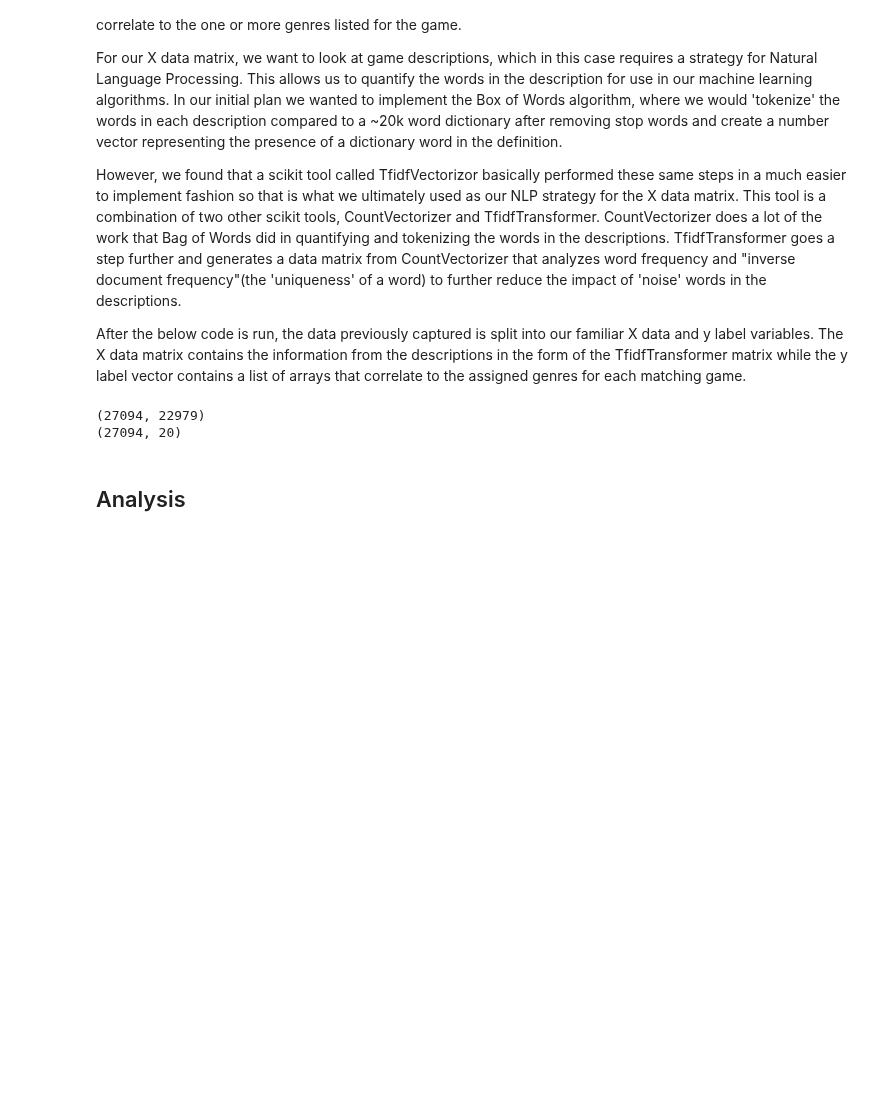
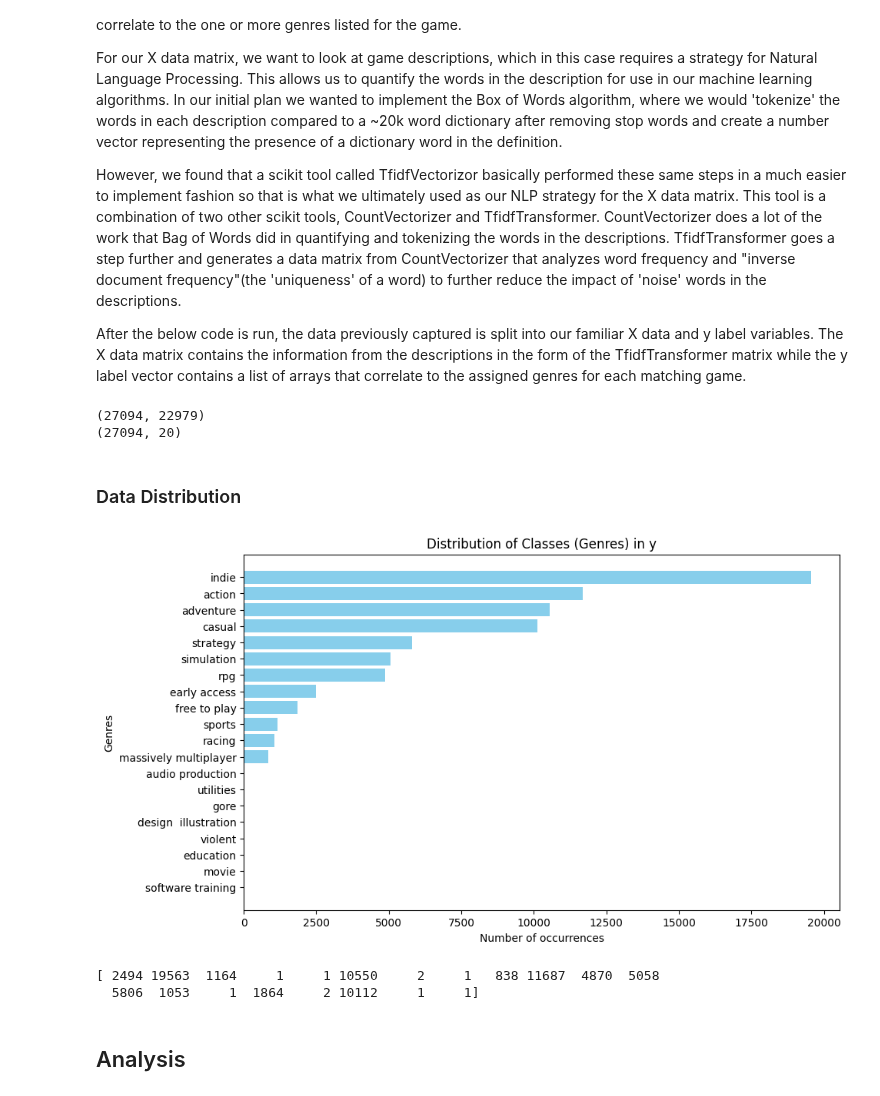
Before and after one commit to rustyonetwo/video_game_classifier, a Jupyter notebook: final_report_draft.ipynb, the cells around one changed output. Saved outputs shown, nothing was run; the diff lists cells and outputs as text; code cells hidden in the pictures; blank space fills up the shorter version.

```diff
--- a/final_report_draft.ipynb
+++ b/final_report_draft.ipynb
@@ -93,6 +126,23 @@ print(y.shape)
 # %% [output]
 (27094, 22979)
 (27094, 20)
+# %% [markdown]
+### Data Distribution
+# %%
+class_counts = np.sum(y, axis=0)
+
+y_labels_sorted = [y_labels[i] for i in np.argsort(class_counts)]
+
+plt.figure(figsize=(10, 6))
+plt.barh(y_labels_sorted, sorted(class_counts), color='skyblue')
+plt.xlabel('Number of occurrences')
+plt.ylabel('Genres')
+plt.title('Distribution of Classes (Genres) in y')
+plt.show()
+# %% [output]
+[figure, added]
+[ 2494 19563  1164     1     1 10550     2     1   838 11687  4870  5058
+  5806  1053     1  1864     2 10112     1     1]
 # %% [markdown]
 ## Analysis
 # %% [markdown]
```
Also changed, not shown: parts of 15 cells of this notebook, 1 other file.
